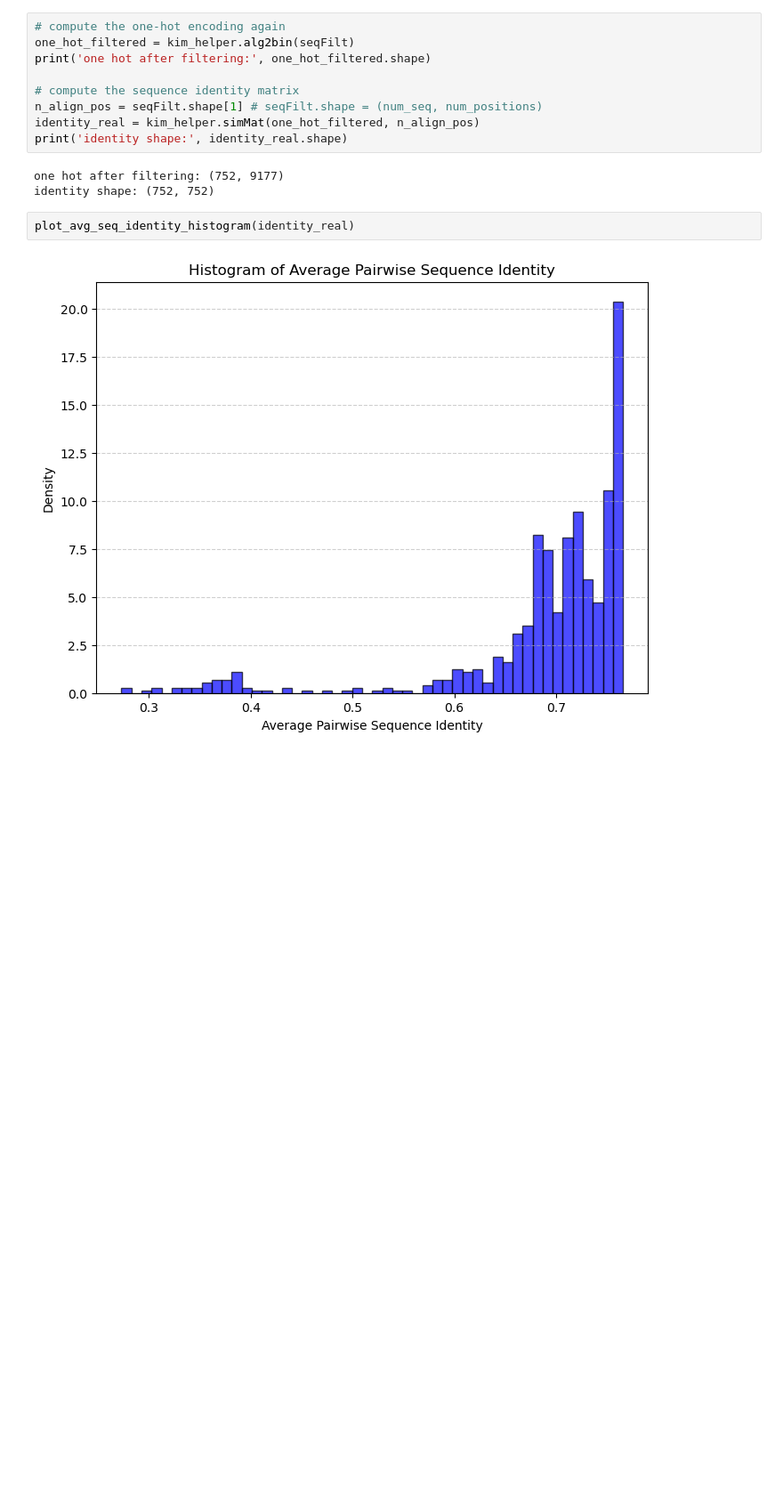
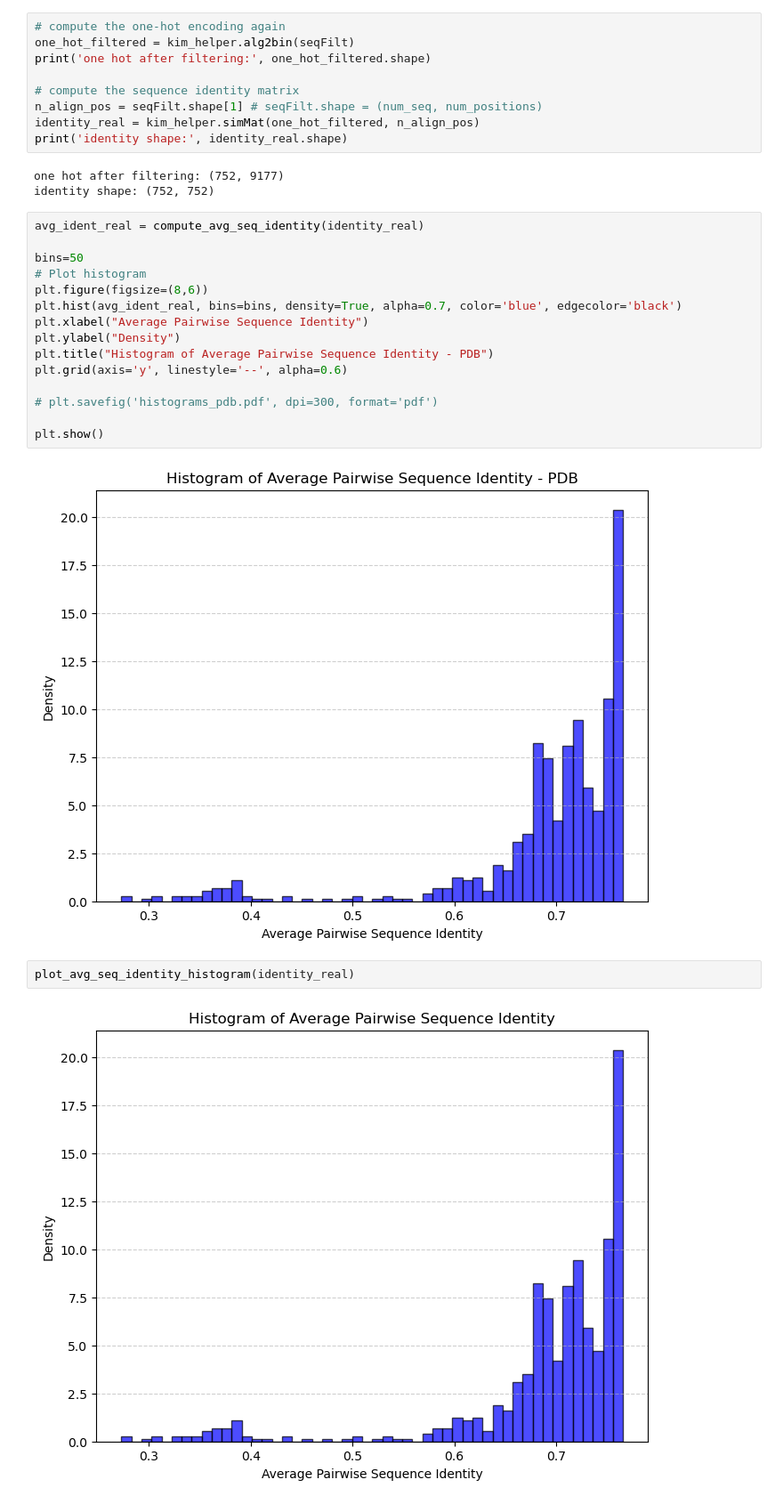
Before and after one commit to zifangu/lithiumized-fish, a Jupyter notebook: project_checkin1.ipynb, the cells around one changed output. Shown: that part at 89% size. Drawn from its saved outputs; the diff is of its cells as text; blank space fills up the shorter version.

```diff
--- a/project_checkin1.ipynb
+++ b/project_checkin1.ipynb
@@ -116,6 +116,23 @@ print('identity shape:', identity_real.shape)
 # %% [output]
 one hot after filtering: (752, 9177)
 identity shape: (752, 752)
+# %%
+avg_ident_real = compute_avg_seq_identity(identity_real)
+
+bins=50
+# Plot histogram
+plt.figure(figsize=(8,6))
+plt.hist(avg_ident_real, bins=bins, density=True, alpha=0.7, color='blue', edgecolor='black')
+plt.xlabel("Average Pairwise Sequence Identity")
+plt.ylabel("Density")
+plt.title("Histogram of Average Pairwise Sequence Identity - PDB")
+plt.grid(axis='y', linestyle='--', alpha=0.6)
+
+# plt.savefig('histograms_pdb.pdf', dpi=300, format='pdf')
+
+plt.show()
+# %% [output]
+[figure, added]
 # %%
 plot_avg_seq_identity_histogram(identity_real)
 # %% [output]
```
Also changed, not shown: parts of 2 cells of this notebook.
